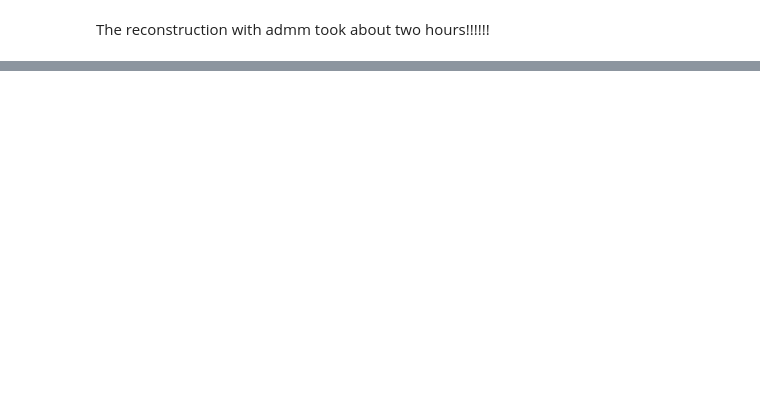
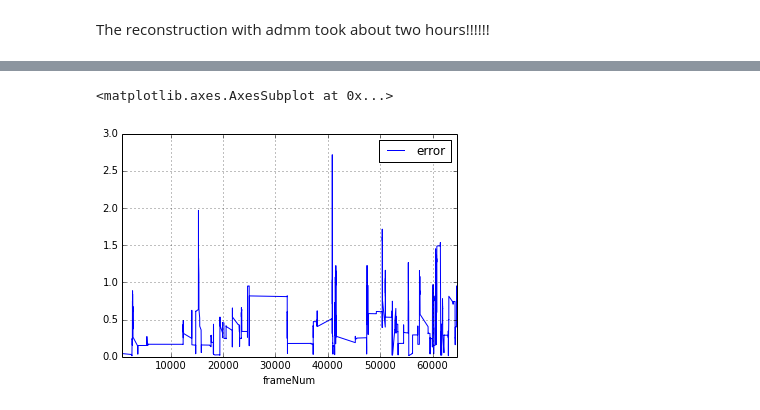
Before and after one commit to ingenieroariel/thesis, a Jupyter notebook: notes/034-visual-mbh-online-lars.ipynb, the cells around one changed output, grey strips where cells are left out. Saved outputs shown, nothing was run; the diff lists cells and outputs as text; code cells hidden in the pictures; blank space fills up the shorter version.

```diff
--- a/notes/034-visual-mbh-online-lars.ipynb
+++ b/notes/034-visual-mbh-online-lars.ipynb
@@ -390,0 +422,5 @@ draw_trajectories('../../subway_exit_turnstiles.avi', data, groundtruth, '../../
+# %%
+smooth_error.plot(kind='line')
+# %% [output]
+<matplotlib.axes.AxesSubplot at 0x...>
+[figure, added]
```
Also changed, not shown: parts of 24 cells of this notebook, 1 other file.
